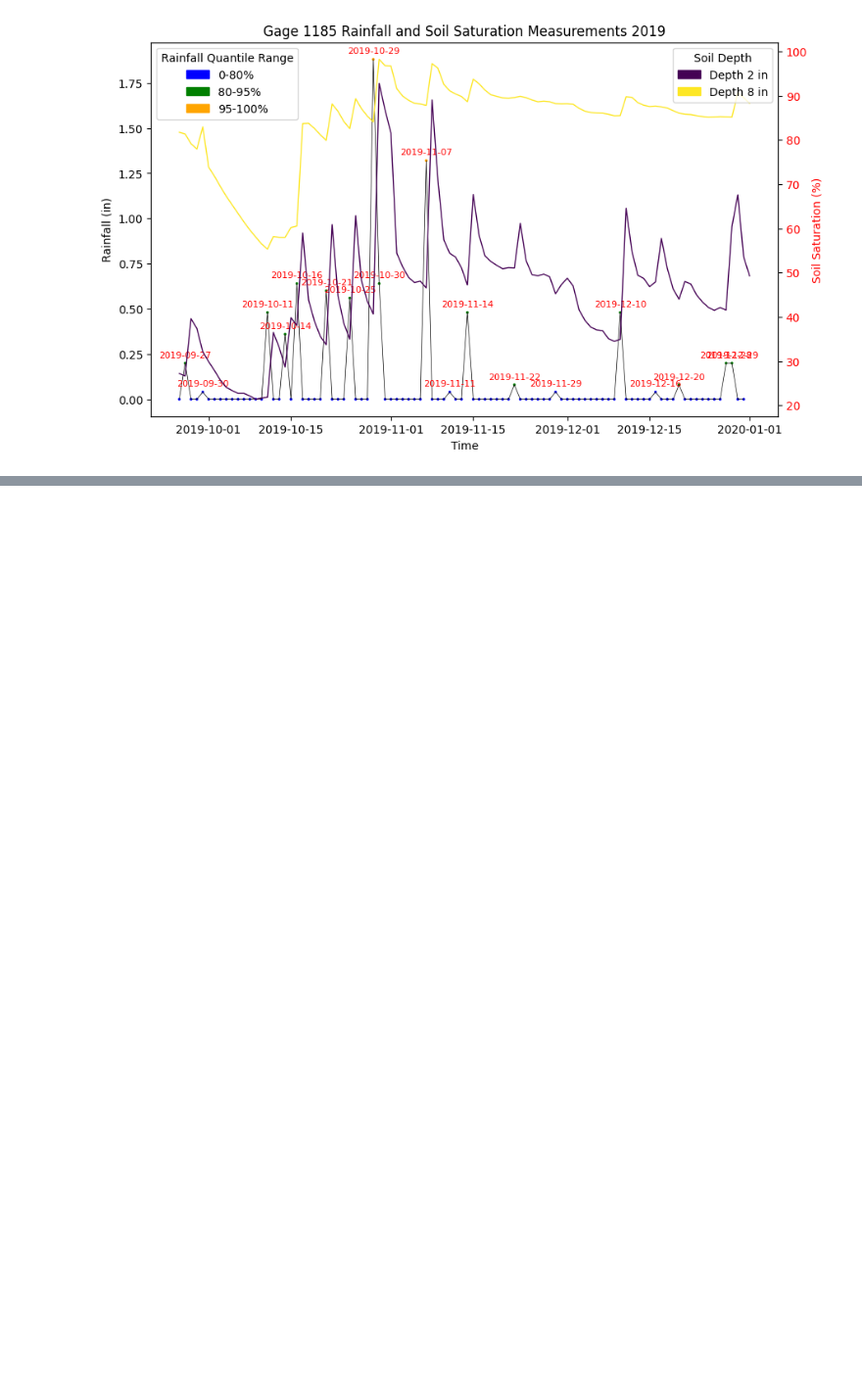
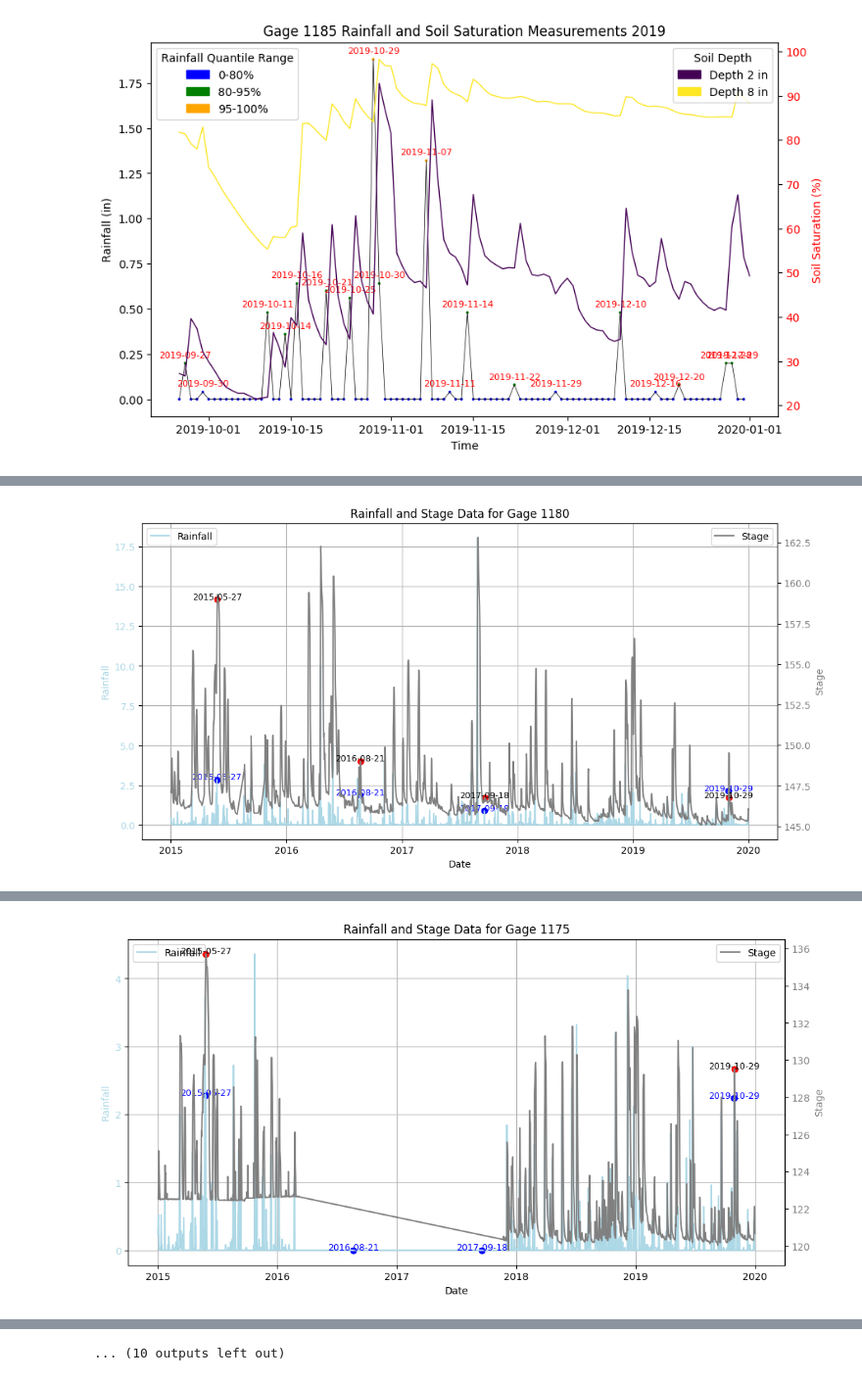
Before and after one commit to cmh17/smap_hb, a Jupyter notebook: cypress_creek/gage_1185_event_selection.ipynb, the cells around one changed output, grey strips where cells are left out. Shown at 98% size. Saved outputs shown, nothing was run; the diff lists cells and outputs as text; code cells hidden in the pictures; blank space fills up the shorter version.

Commit message:
Add more gages' plots

```diff
--- a/cypress_creek/gage_1185_event_selection.ipynb
+++ b/cypress_creek/gage_1185_event_selection.ipynb
@@ -13,7 +13,7 @@ print(cwd)
 # %% [output]
 e:\hydro\smap_hb\cypress_creek
 # %%
-rainfall_list = ["data/fws/rainfall//" + f for f in listdir("data/fws/rainfall") if isfile(join("data/fws/rainfall", f))]
+rainfall_list = ["data/fws/rainfall//1185//" + f for f in listdir("data/fws/rainfall//1185//") if isfile(join("data/fws/rainfall//1185//", f))]
 print(rainfall_list)
 
 rainfall = pd.read_excel(rainfall_list[0])
@@ -35,5 +35,5 @@ WARNING *** file size (19835) not 512 + multiple of sector size (512)
 # %%
-stage_list = ["data/fws/stage//" + f for f in listdir("data/fws/stage") if isfile(join("data/fws/stage", f))]
+stage_list = ["data/fws/stage//1185//" + f for f in listdir("data/fws/stage//1185//") if isfile(join("data/fws/stage/1185//", f))]
 print(stage_list)
 
 stage = pd.read_excel(stage_list[0])
@@ -416,0 +453,69 @@ plt.show()
+# %%
+
+# Example DataFrames with example data
+# rainfall_all and stage_all should already be defined and contain your data
+
+# Convert 'Reading Date From' and 'Reading Date' to datetime if not already
+rainfall_all['Reading Date From'] = pd.to_datetime(rainfall_all['Reading Date From'])
+stage_all['Reading Date'] = pd.to_datetime(stage_all['Reading Date'])
+
+gages = rainfall_all['Gage Number'].unique()
+
+# Global list of dates to annotate
+annotation_dates = ['2019-10-29', "2017-09-18", "2016-08-21", "2015-05-27"]  # Replace with your specific dates
+
+# Convert annotation_dates to datetime objects (date only)
+annotation_dates = pd.to_datetime(annotation_dates).date
+
+for gage in gages:
+    # Filter data for the current gage
+    rainfall_data = rainfall_all[rainfall_all['Gage Number'] == gage]
+    stage_data = stage_all[stage_all['Gage Number'] == gage]
+
+    # Extract date only
+    rainfall_data['Date Only'] = rainfall_data['Reading Date From'].dt.date
+    stage_data['Date Only'] = stage_data['Reading Date'].dt.date
+
+    # Create the plot
+    fig, ax1 = plt.subplots(figsize=(12, 6))
+
+    # Plot rainfall data on the first y-axis
+    ax1.set_xlabel('Date')
+    ax1.set_ylabel('Rainfall', color='lightblue')
+    ax1.plot(rainfall_data['Reading Date From'], rainfall_data['Rain'], color='lightblue', label='Rainfall')
+    ax1.tick_params(axis='y', labelcolor='lightblue')
+
+    # Create a second y-axis for stage data
+    ax2 = ax1.twinx()
+    ax2.set_ylabel('Stage', color='gray')
+    ax2.plot(stage_data['Reading Date'], stage_data['Elevation'], color='gray', label='Stage')
+    ax2.tick_params(axis='y', labelcolor='gray')
+
+    # Add title and legends
+    plt.title(f'Rainfall and Stage Data for Gage {gage}')
+    ax1.legend(loc='upper left')
+    ax2.legend(loc='upper right')
+
+    # Annotate specific dates
+    for date in annotation_dates:
+        # Annotate on rainfall plot if date exists
+        if date in rainfall_data['Date Only'].values:
+            rainfall_value = rainfall_data[rainfall_data['Date Only'] == date]['Rain'].values[0]
+            date_time = rainfall_data[rainfall_data['Date Only'] == date]['Reading Date From'].values[0]
+            ax1.scatter(date_time, rainfall_value, color='blue', marker='o')  # Add point
+            ax1.text(date_time, rainfall_value, f'{date}', color='blue', fontsize=9, ha='center')
+
+        # Annotate on stage plot if date exists
+        if date in stage_data['Date Only'].values:
+            stage_value = stage_data[stage_data['Date Only'] == date]['Elevation'].values[0]
+            date_time = stage_data[stage_data['Date Only'] == date]['Reading Date'].values[0]
+            ax2.scatter(date_time, stage_value, color='red', marker='o')  # Add point
+            ax2.text(date_time, stage_value, f'{date}', color='black', fontsize=9, ha='center')
+
+    # Add gridlines
+    ax1.grid(True)
+
+    # Show or save the plot
+    plt.show()
+    # plt.savefig(f'gage_{gage}_plot.png')  # Uncomment to save plots as files
+# %% [output]
@@ -416,0 +532 @@ plt.show()
+[figure, added]
@@ -416,0 +543 @@ plt.show()
+[figure, added]
@@ -416,0 +588 @@ plt.show()
+... (10 outputs left out)
```
Also changed, not shown: parts of 4 cells of this notebook.
